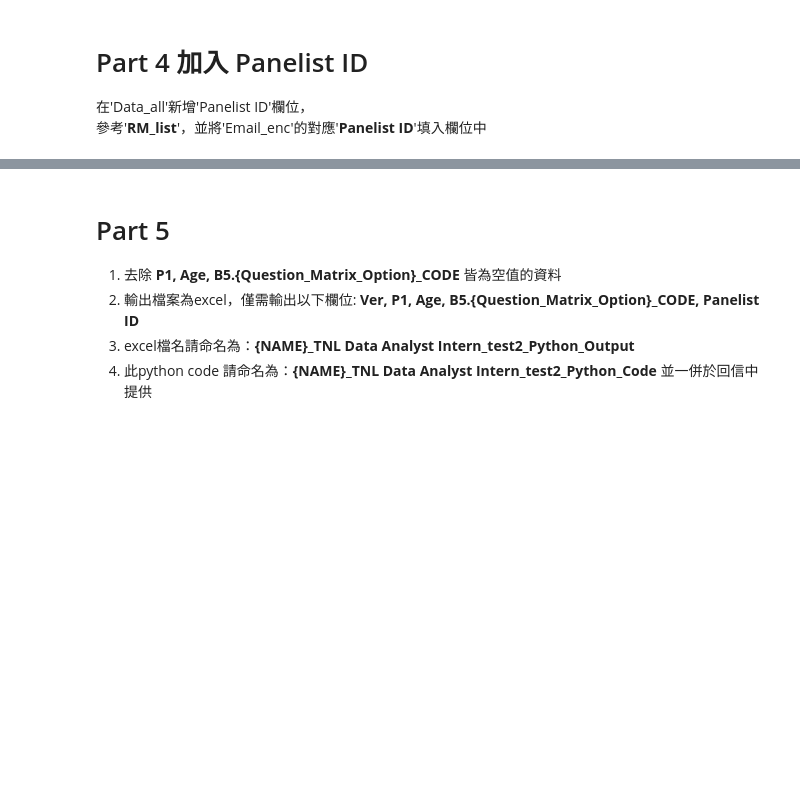
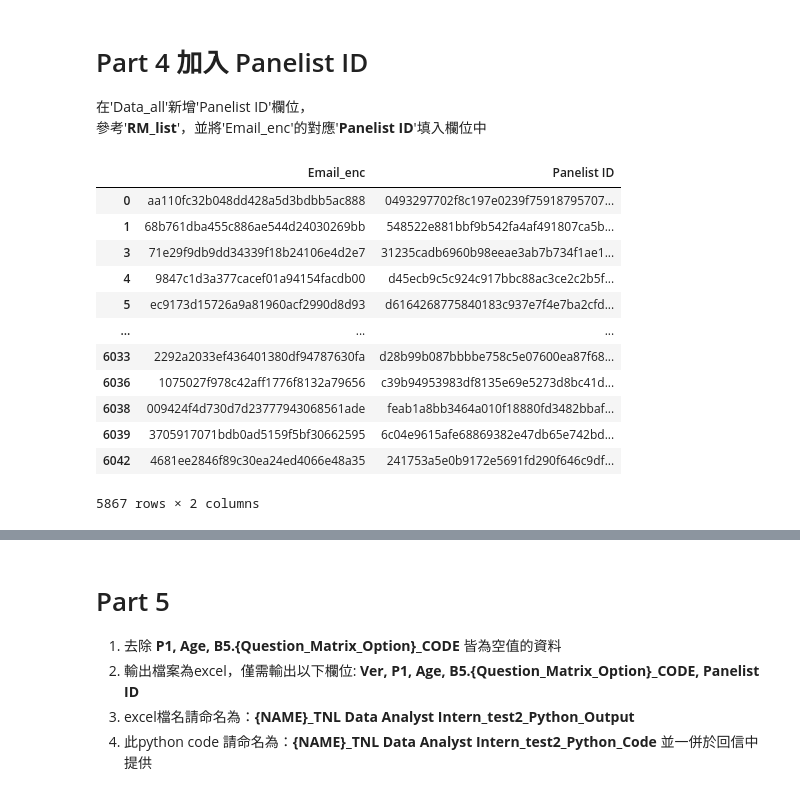
Before and after one commit to hsieh2000/HW, a Jupyter notebook: TNL_Data_Analyst_Intern_test2_Python_Instruction.ipynb, the cells around one changed output, grey strips where cells are left out. Drawn from its saved outputs; the diff is of its cells as text; code cells hidden in the pictures; blank space fills up the shorter version.

```diff
--- a/TNL_Data_Analyst_Intern_test2_Python_Instruction.ipynb
+++ b/TNL_Data_Analyst_Intern_test2_Python_Instruction.ipynb
@@ -179,3 +179,20 @@ Data_all資料筆數: 441
 # Part 4 加入 Panelist ID
 在'Data_all'新增'Panelist ID'欄位，
 參考'**RM_list**'，並將'Email_enc'的對應'**Panelist ID**'填入欄位中
+# %%
+RM_list_drop_duplicates = RM_list[["Email_enc", "Panelist ID"]].drop_duplicates()
+RM_list_drop_duplicates
+# %% [output]
+|  | Email_enc | Panelist ID |
+| 0 | aa110fc32b048dd428a5d3bdbb5ac888 | 0493297702f8c197e0239f75918795707... |
+| 1 | 68b761dba455c886ae544d24030269bb | 548522e881bbf9b542fa4af491807ca5b... |
+| 3 | 71e29f9db9dd34339f18b24106e4d2e7 | 31235cadb6960b98eeae3ab7b734f1ae1... |
+| 4 | 9847c1d3a377cacef01a94154facdb00 | d45ecb9c5c924c917bbc88ac3ce2c2b5f... |
+| 5 | ec9173d15726a9a81960acf2990d8d93 | d6164268775840183c937e7f4e7ba2cfd... |
+| ... | ... | ... |
+| 6033 | 2292a2033ef436401380df94787630fa | d28b99b087bbbbe758c5e07600ea87f68... |
+| 6036 | 1075027f978c42aff1776f8132a79656 | c39b94953983df8135e69e5273d8bc41d... |
+| 6038 | 009424f4d730d7d23777943068561ade | feab1a8bb3464a010f18880fd3482bbaf... |
+| 6039 | 3705917071bdb0ad5159f5bf30662595 | 6c04e9615afe68869382e47db65e742bd... |
+| 6042 | 4681ee2846f89c30ea24ed4066e48a35 | 241753a5e0b9172e5691fd290f646c9df... |
+5867 rows × 2 columns
```
Also changed, not shown: parts of 1 cell of this notebook.
